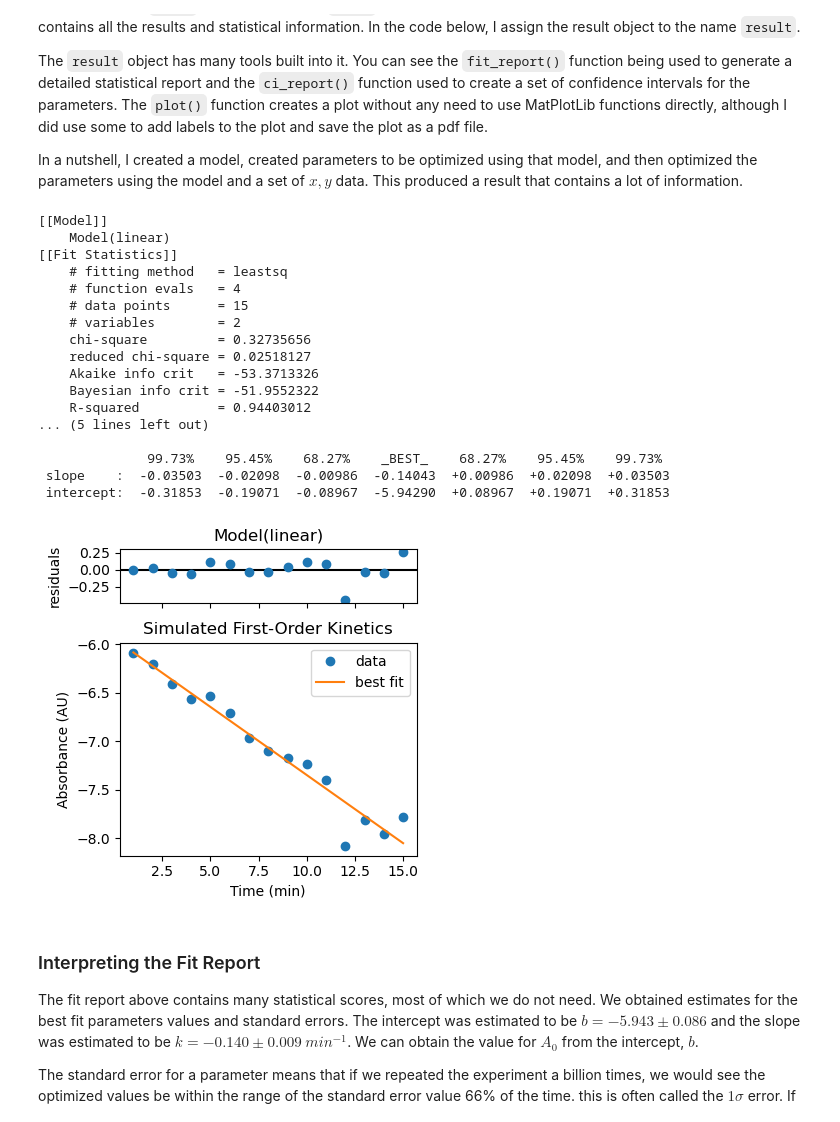
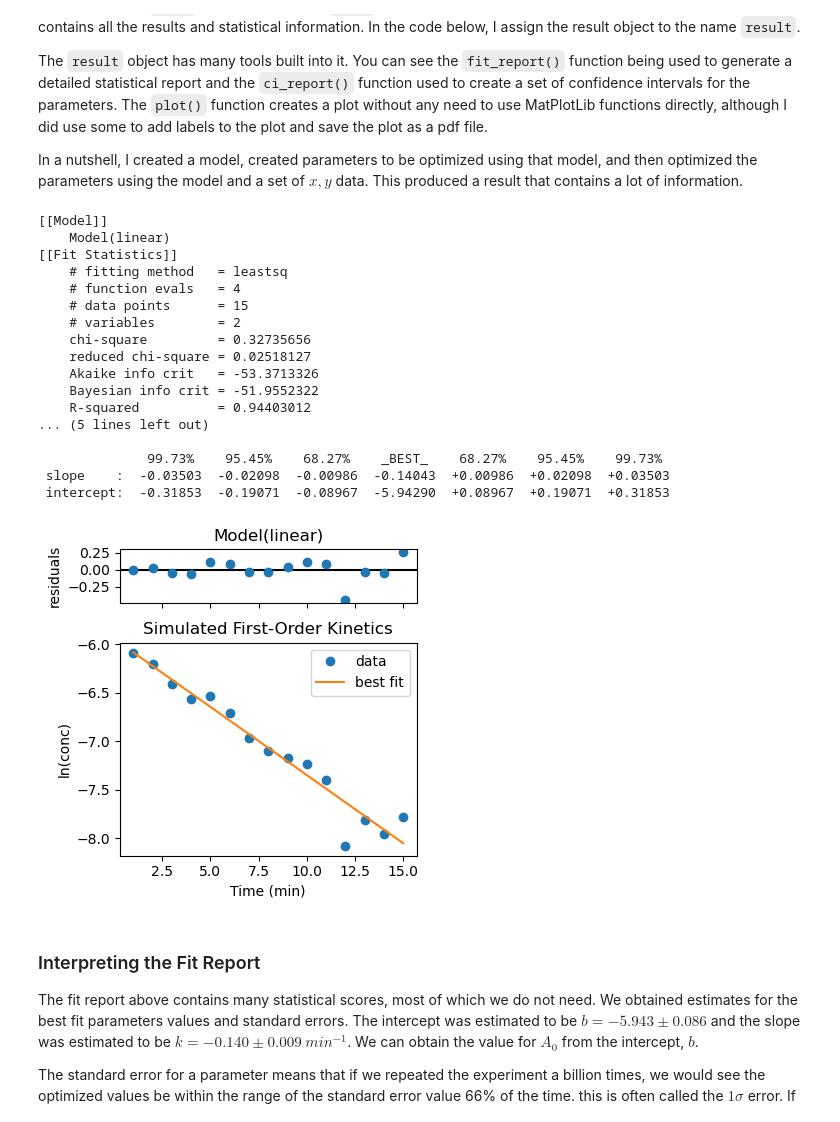
Before and after one commit to blinkletter/4410WebBook2026, a Jupyter notebook: book/notebooks/M11_Plot_Recommendations/01_SimplePlots.ipynb, the cells around one changed output. Cells and saved outputs as stored; diff of their text form; code cells hidden in the pictures.

```diff
--- a/book/notebooks/M11_Plot_Recommendations/01_SimplePlots.ipynb
+++ b/book/notebooks/M11_Plot_Recommendations/01_SimplePlots.ipynb
@@ -397,37 +397,38 @@ print()
 print(result.ci_report())
 
 # Plot Results
+
 result.plot()
 
 # Style the plot
 
 plt.xlabel("Time (min)")                      # label the axes
-plt.ylabel("Absorbance (AU)")
+plt.ylabel("ln(conc)")
 plt.title("Simulated First-Order Kinetics")   # add a title to the plot
 #plt.legend()                                 # display a legend on plot
 plt.tight_layout()                            # ensures that the x and y labels are not cut off by the edges
 
 plt.savefig("plot4.pdf")
 plt.show()
 # %% [output]
 [[Model]]
     Model(linear)
 [[Fit Statistics]]
     # fitting method   = leastsq
     # function evals   = 4
     # data points      = 15
     # variables        = 2
     chi-square         = 0.32735656
     reduced chi-square = 0.02518127
     Akaike info crit   = -53.3713326
     Bayesian info crit = -51.9552322
     R-squared          = 0.94403012
 ... (5 lines left out)
 
               99.73%    95.45%    68.27%    _BEST_    68.27%    95.45%    99.73%
  slope    :  -0.03503  -0.02098  -0.00986  -0.14043  +0.00986  +0.02098  +0.03503
  intercept:  -0.31853  -0.19071  -0.08967  -5.94290  +0.08967  +0.19071  +0.31853
-[figure, old version]
+[figure, new version]
 # %% [markdown]
 ### Interpreting the Fit Report
 
```
Also changed, not shown: parts of 18 cells of this notebook, 11 other files.
